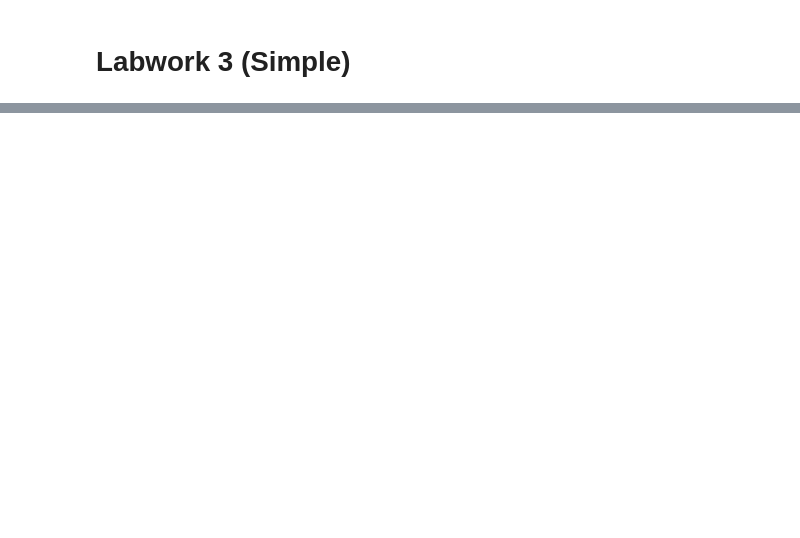
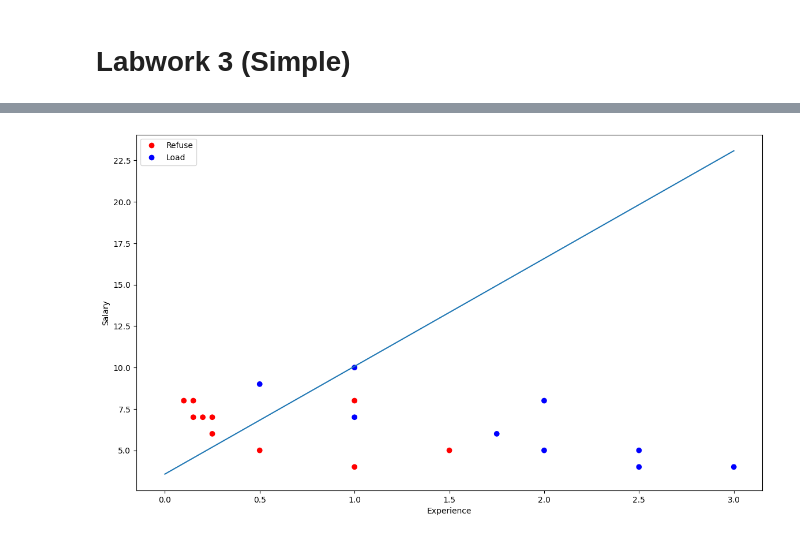
Before and after one commit to SneakersV/dl2026, a Jupyter notebook: lab3.ipynb, the cells around one changed output, grey strips where cells are left out. Drawn from its saved outputs; the diff is of its cells as text; code cells hidden in the pictures; blank space fills up the shorter version.

Commit message:
update plot

```diff
--- a/lab3.ipynb
+++ b/lab3.ipynb
@@ -34,7 +34,7 @@ def cal_loss(y_pred, y_true):
     n = len(y_true)
 
     for y_t, y_p in zip(y_true, y_pred):
-        loss += -(y_t * log(y_p) + (1 - y_t) * log(1 - y_p))
+        loss += -(y_t * log(sigmoid(y_p)) + (1 - y_t) * log(1 - sigmoid(y_p)))
 
     return (1/n) * loss
 
@@ -52,8 +52,8 @@ def eval(y_pred, y_true):
             count += 1
     return count / len(y_true)
 
-def infer(w,x):
-    return sigmoid(w[0] * x[0] + w[1] * x[1] + w[2])
+def infer(w,x): # y_hat
+    return w[0] * x[0] + w[1] * x[1] + w[2]
 
 def train(x, y, lr=0.01, epochs=10, eps=0.001):
     w = [1, 1, 1]
@@ -97,8 +97,8 @@ data_path_lr = r"./lr.csv"
 x, y = load_data(data_path_loan, header=True)
 
 lr = 0.01
-epochs = 1000
-th = 2e-4
+epochs = 100
+th = 1e-3
 
 w, loss = train(x, y, lr=lr, epochs=epochs, eps=th)
 # %% [output]
@@ -121 +121,41 @@ Epoch 519: Loss = 0.36781272, training accuracy = 0.78947
 ------------------------------------------------------------
+# %%
+import matplotlib.pyplot as plt
+from matplotlib.colors import ListedColormap
+
+"""
+    w0 * x0 + w1 * x1 + w2 = 0
+-> x1 = - (w0 * x0 + w2) / w1
+-> x1 = - (w0/w1) * x0 - w2/w1
+"""
+def find_line(w,x):
+    return - (w[0]/w[1]) * x - w[2]/w[1]
+
+exper = []
+sala = []
+
+x_plot = [0,3]
+y_plot = [find_line(w, i_plot) for i_plot in x_plot]
+
+for d in x:
+    exper.append(d[0])
+    sala.append(d[1])
+
+cmap = {0:"red",
+        1:"blue"}
+l_map = {0: "Refuse",
+         1: "Loan"}
+custom_cmap = ListedColormap(["red", "blue"])
+
+plt.figure(figsize=(14,8))
+plt.xlabel("Experience")
+plt.ylabel("Salary")
+
+scatter = plt.scatter(exper, sala, c=y,cmap=custom_cmap)
+plt.plot(x_plot,y_plot)
+plt.legend(handles=scatter.legend_elements()[0], labels=["Refuse", "Load"])
+
+plt.plot()
+plt.show()
+# %% [output]
+[figure, added]
```
Also changed, not shown: parts of 1 cell of this notebook.
